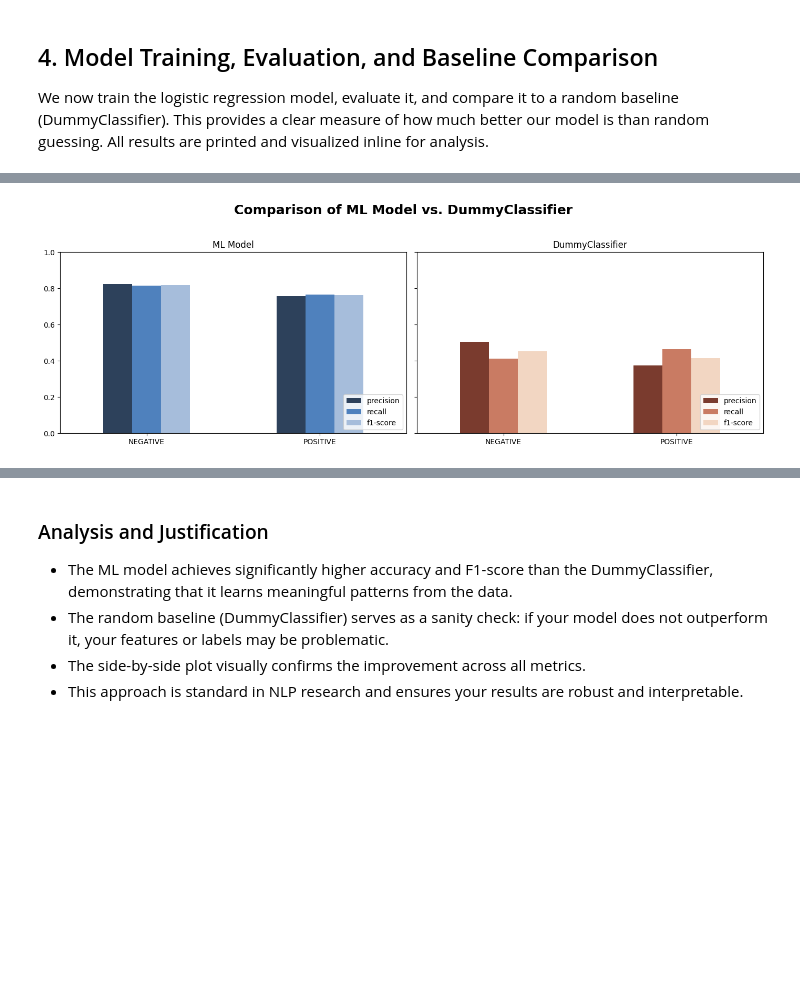
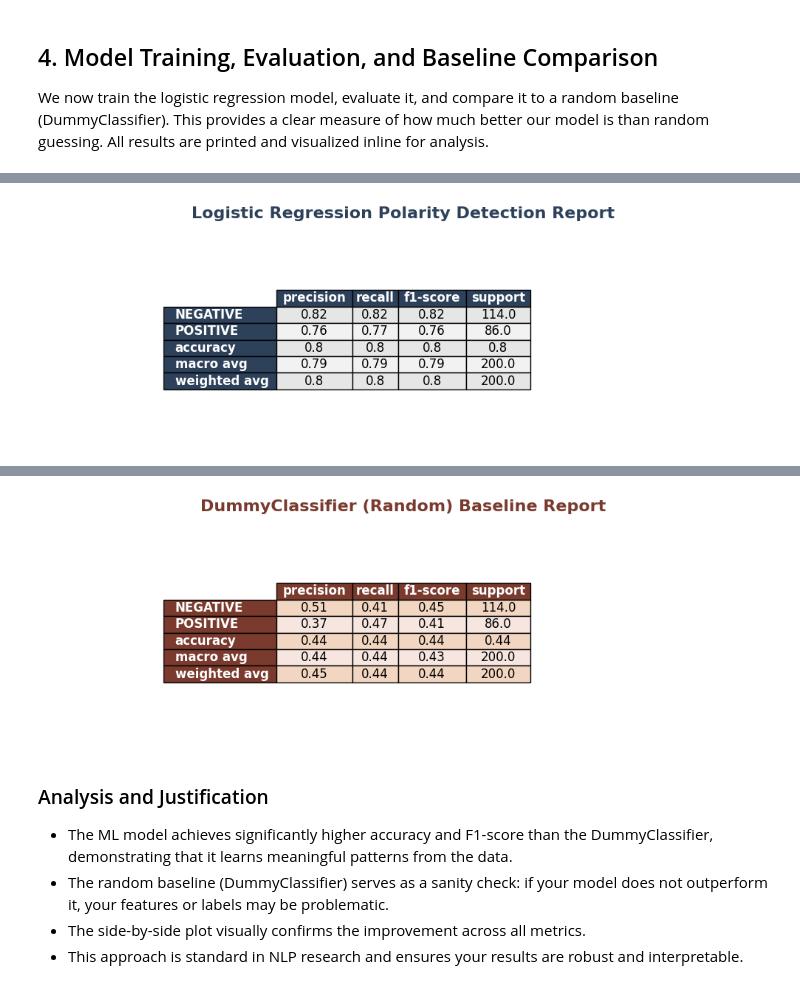
Before and after one commit to DennisDCCH/4021-Information-Retrieval, a Jupyter notebook: classification/sentiment_pipeline_demo.ipynb, the cells around one changed output, grey strips where cells are left out. Saved outputs shown, nothing was run; the diff lists cells and outputs as text; code cells hidden in the pictures; blank space fills up the shorter version.

```diff
--- a/classification/sentiment_pipeline_demo.ipynb
+++ b/classification/sentiment_pipeline_demo.ipynb
@@ -124,8 +124,34 @@ X_test_vec_pol = vec_pol.transform(X_test_pol)
 ml_report = classification_report(y_test_pol, clf_pol.predict(X_test_vec_pol), digits=3, output_dict=True)
 ml_report_df = pd.DataFrame(ml_report).transpose()
 ml_report_df = ml_report_df.rename(index={'0': 'NEGATIVE', '1': 'POSITIVE'})
-print("\nML Polarity Detection Report:")
-print(ml_report_df.to_string(float_format="{:.2f}".format))
+
+# Show Logistic Regression report as styled table
+fig_lr, ax_lr = plt.subplots(figsize=(10, 3.5))
+ax_lr.axis('off')
+tbl_lr = ax_lr.table(
+    cellText=ml_report_df.round(2).values,
+    colLabels=ml_report_df.columns,
+    rowLabels=ml_report_df.index,
+    loc='center',
+    cellLoc='center',
+    colColours=['#2d415b']*len(ml_report_df.columns),
+    rowColours=['#2d415b']*len(ml_report_df.index)
+)
+tbl_lr.auto_set_font_size(False)
+tbl_lr.set_fontsize(12)
+tbl_lr.scale(1.3, 1.3)
+for (row, col), cell in tbl_lr.get_celld().items():
+    if row == 0 or col == -1:
+        cell.set_text_props(weight='bold', color='white')
+        cell.set_facecolor('#2d415b')
+    elif row % 2 == 0:
+        cell.set_facecolor('#f2f2f2')
+    else:
+        cell.set_facecolor('#e6e6e6')
+tbl_lr.auto_set_column_width(col=list(range(len(ml_report_df.columns))))
+plt.title('Logistic Regression Polarity Detection Report', fontsize=16, pad=18, weight='bold', color='#2d415b')
+plt.tight_layout()
+plt.show()
 
 # DummyClassifier random baseline
 from sklearn.dummy import DummyClassifier
@@ -135,27 +161,32 @@ dummy_preds = dummy_clf.predict(X_test_vec_pol)
 dummy_report = classification_report(y_test_pol, dummy_preds, digits=3, output_dict=True)
 dummy_report_df = pd.DataFrame(dummy_report).transpose()
 dummy_report_df = dummy_report_df.rename(index={'0': 'NEGATIVE', '1': 'POSITIVE'})
-print("\nDummyClassifier (Random) Baseline Report:")
-print(dummy_report_df.to_string(float_format="{:.2f}".format))
 
-# Side-by-side comparison plot
-import matplotlib.pyplot as plt
-metrics = ['precision', 'recall', 'f1-score']
-labels = ['NEGATIVE', 'POSITIVE']
-ml_scores = ml_report_df.loc[labels, metrics].astype(float)
-dummy_scores = dummy_report_df.loc[labels, metrics].astype(float)
-fig, axes = plt.subplots(1, 2, figsize=(14, 5), sharey=True)
-ml_scores.plot(kind='bar', ax=axes[0], title='ML Model', color=['#2d415b', '#4f81bd', '#a6bddb'])
-dummy_scores.plot(kind='bar', ax=axes[1], title='DummyClassifier', color=['#7a3b2e', '#c97b63', '#f2d6c2'])
-for ax in axes:
-    ax.set_xticklabels(labels, rotation=0)
-    ax.set_ylim(0, 1)
-    ax.legend(loc='lower right')
-fig.suptitle('Comparison of ML Model vs. DummyClassifier', fontsize=18, weight='bold')
-plt.tight_layout(rect=[0, 0.03, 1, 0.95])
+# Show DummyClassifier report as styled table
+fig_dummy, ax_dummy = plt.subplots(figsize=(10, 3.5))
+ax_dummy.axis('off')
+tbl_dummy = ax_dummy.table(
+    cellText=dummy_report_df.round(2).values,
+    colLabels=dummy_report_df.columns,
+    rowLabels=dummy_report_df.index,
+    loc='center',
+    cellLoc='center',
+    colColours=['#7a3b2e']*len(dummy_report_df.columns),
+    rowColours=['#7a3b2e']*len(dummy_report_df.index)
+)
+tbl_dummy.auto_set_font_size(False)
+tbl_dummy.set_fontsize(12)
+tbl_dummy.scale(1.3, 1.3)
+for (row, col), cell in tbl_dummy.get_celld().items():
+    if row == 0 or col == -1:
+        cell.set_text_props(weight='bold', color='white')
+        cell.set_facecolor('#7a3b2e')
+    elif row % 2 == 0:
+        cell.set_facecolor('#f7e6e0')
+    else:
+        cell.set_facecolor('#f2d6c2')
+tbl_dummy.auto_set_column_width(col=list(range(len(dummy_report_df.columns))))
+plt.title('DummyClassifier (Random) Baseline Report', fontsize=16, pad=18, weight='bold', color='#7a3b2e')
+plt.tight_layout()
 plt.show()
-
-print("\nComparison of ML Model vs. DummyClassifier (Random Baseline):")
-print("ML Model Accuracy: {:.2f}".format(ml_report['accuracy']))
-print("DummyClassifier Accuracy: {:.2f}".format(dummy_report['accuracy']))
 # %% [output]
@@ -177 +193 @@ weighted avg       0.45    0.43      0.44   200.00
-[figure, old version]
+[figure, new version]
@@ -181,3 +194,4 @@ DummyClassifier Accuracy: 0.43
+[figure, added]
 # %% [markdown]
 ### Analysis and Justification
 
```
Also changed, not shown: parts of 6 cells of this notebook, 15 other files.
